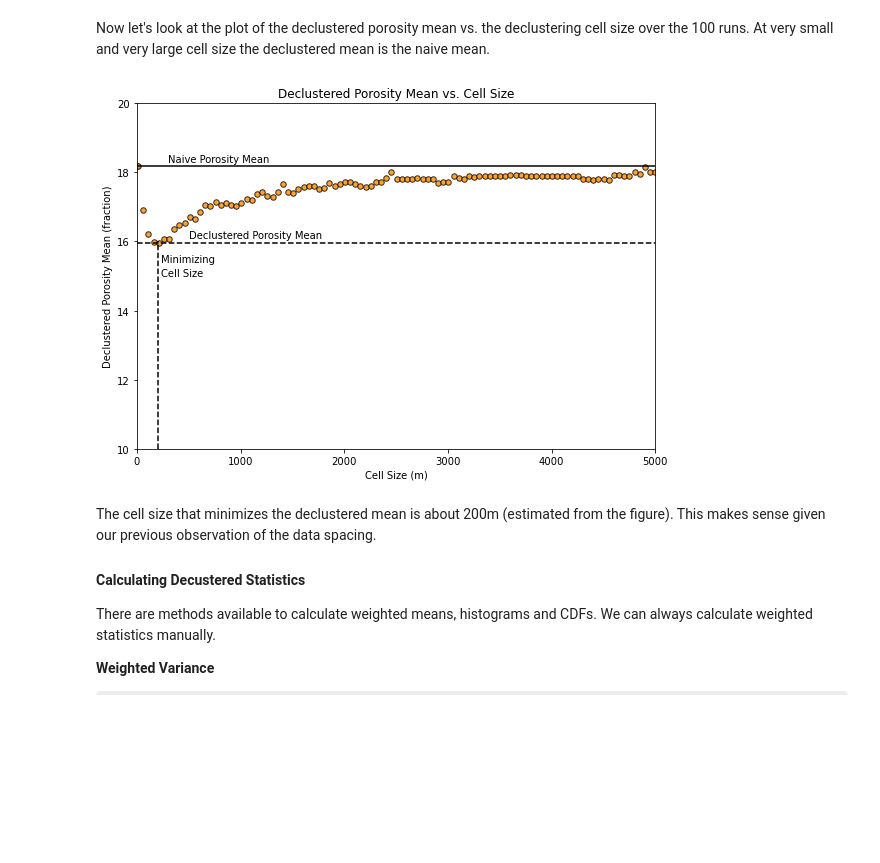
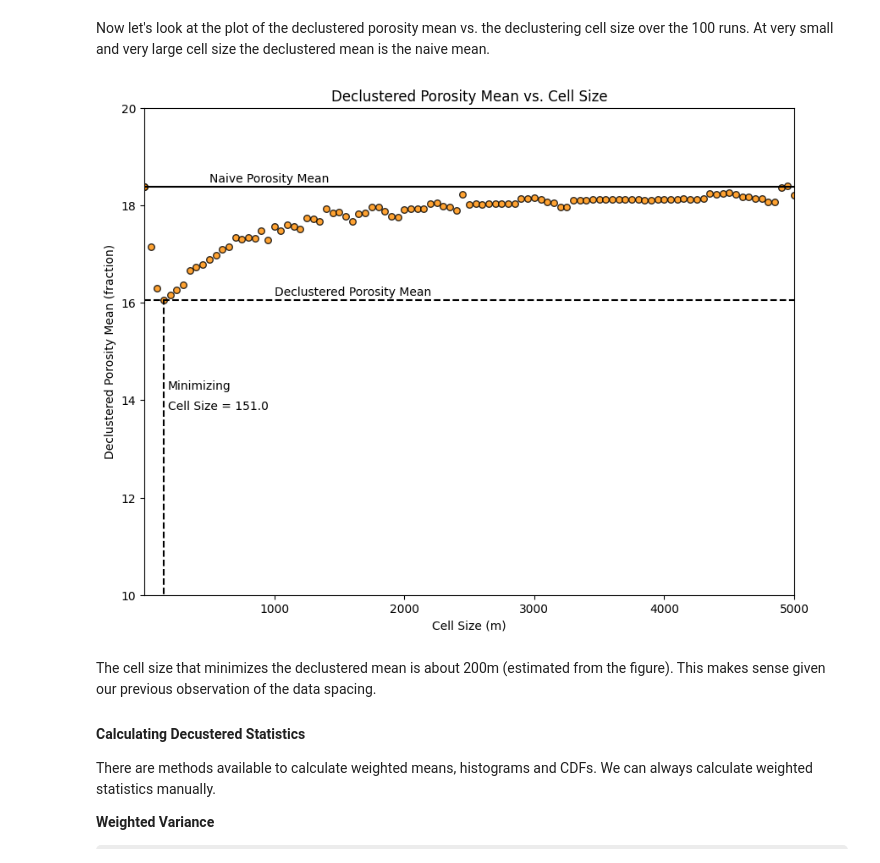
Before and after one commit to GeostatsGuy/GeostatsPyDemos, a Jupyter notebook: GeostatsPy_declustering.ipynb, the cells around one changed output. Drawn from its saved outputs; the diff is of its cells as text; code cells hidden in the pictures; some formulas as TeX source; blank space fills up the shorter version.

```diff
--- a/GeostatsPy_declustering.ipynb
+++ b/GeostatsPy_declustering.ipynb
@@ -196,8 +206,11 @@ The output from this program is:
 
 The **wts** are the declustering weights for the selected (minimizing or maximizing cell size) and the **cell_sizes** and **dmeans** are plotted to build the diagnostic declustered mean vs. cell size plot (see below).
 # %%
-wts, cell_sizes, dmeans = geostats.declus(df,'X','Y','Por',iminmax = 1, noff= 10, ncell=100,cmin=10,cmax=5000)
-df['Wts'] = wts                            # add weights to the sample data DataFrame
-df.head()                                  # preview to check the sample data DataFrame
+ncell = 100; cmin = 1; cmax = 5000; noff = 10; iminmax = 1
+
+wts, cell_sizes, dmeans = geostats.declus(df,'X','Y','Por',iminmax = iminmax,noff = noff,
+        ncell = ncell,cmin = cmin,cmax = cmax)                # GeostatsPy's declustering function
+df['Wts'] = wts                                               # add weights to the sample data DataFrame
+df.head()                                                     # preview to check the sample data DataFrame
 # %% [output]
 There are 270 data with:
@@ -262,24 +275,27 @@ DescribeResult(nobs=270, minmax=(0.22562465559403527, 9.149492124500181), mean=1
 # %% [markdown]
 Now let's look at the plot of the declustered porosity mean vs. the declustering cell size over the 100 runs. At very small and very large cell size the declustered mean is the naive mean.
 # %%
+csize_min = cell_sizes[np.argmin(dmeans)]                     # retrieve the minimizing cell size
+smin = 10; smax = 20                                          # range of statistic on y axis, set to improve visualization
+
 plt.subplot(111)
 plt.scatter(cell_sizes,dmeans, s=30, alpha = 0.8, edgecolors = "black", facecolors = 'darkorange')
 plt.xlabel('Cell Size (m)')
 plt.ylabel('Declustered Porosity Mean (fraction)')
 plt.title('Declustered Porosity Mean vs. Cell Size')
-plt.plot([0,5000],[por_mean,por_mean],color = 'black')
-plt.plot([0,5000],[por_dmean,por_dmean],color = 'black',ls='--')
-plt.plot([200,200],[10,16],color = 'black',linestyle='dashed')
-plt.text(300., 18.3, r'Naive Porosity Mean')
-plt.text(500., 16.1, r'Declustered Porosity Mean')
-plt.text(230., 15.4, r'Minimizing')
-plt.text(230., 15.0, r'Cell Size')
-plt.ylim(10,20)
-plt.xlim(0,5000)
+plt.plot([cmin,cmax],[por_mean,por_mean],color = 'black')
+plt.plot([cmin,cmax],[por_dmean,por_dmean],color = 'black',ls='--')
+plt.plot([csize_min,csize_min],[ymin,por_dmean],color = 'black',linestyle='dashed')
+plt.text(0.1*(cmax - cmin) + cmin, por_mean+0.1, r'Naive Porosity Mean')
+plt.text(0.2*(cmax - cmin) + cmin, por_dmean+0.1, r'Declustered Porosity Mean')
+plt.text(csize_min+30,0.70 * (por_dmean - smin) + smin, r'Minimizing')
+plt.text(csize_min+30,0.63 * (por_dmean - smin) + smin, r'Cell Size = ' + str(np.round(csize_min,1)))
+plt.ylim([smin,smax])
+plt.xlim(cmin,cmax)
 plt.subplots_adjust(left=0.0, bottom=0.0, right=1.2, top=1.2, wspace=0.2, hspace=0.2)
 plt.show()
 # %% [output]
-[figure, old version]
+[figure, new version]
 # %% [markdown]
 The cell size that minimizes the declustered mean is about 200m (estimated from the figure). This makes sense given our previous observation of the data spacing.
 
```
Also changed, not shown: parts of 22 cells of this notebook, 4 other files.
